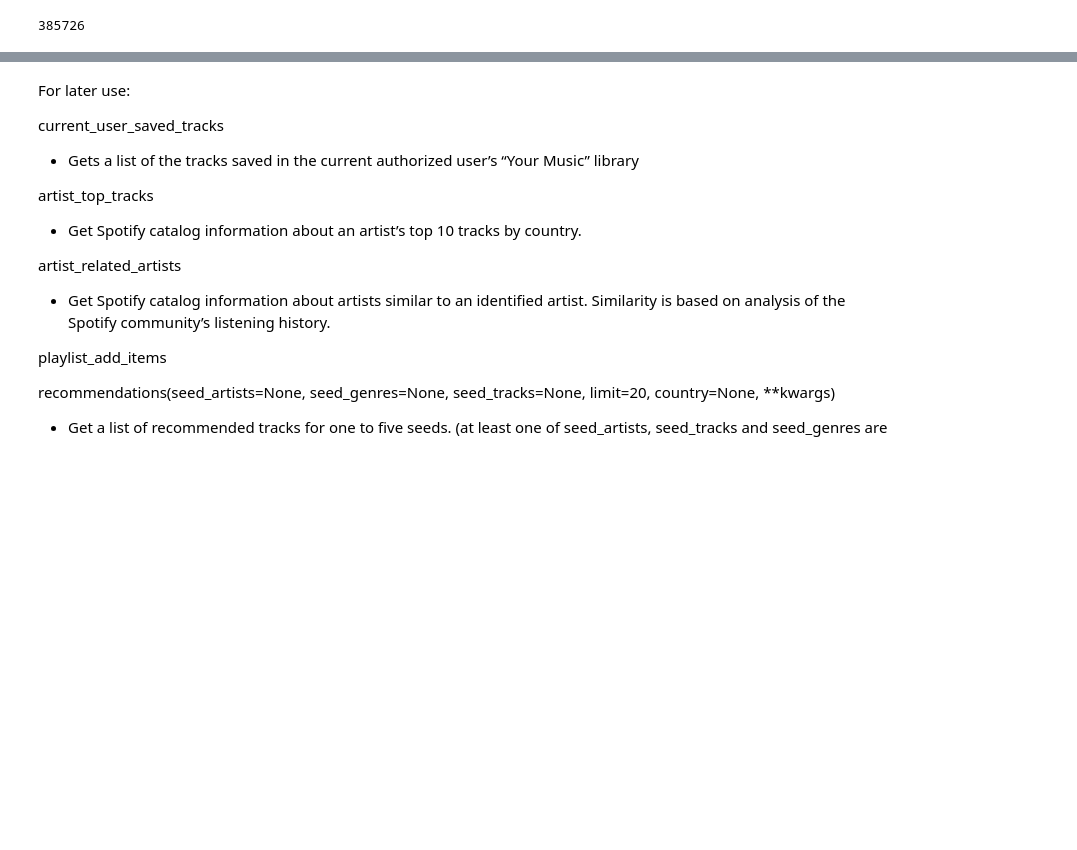
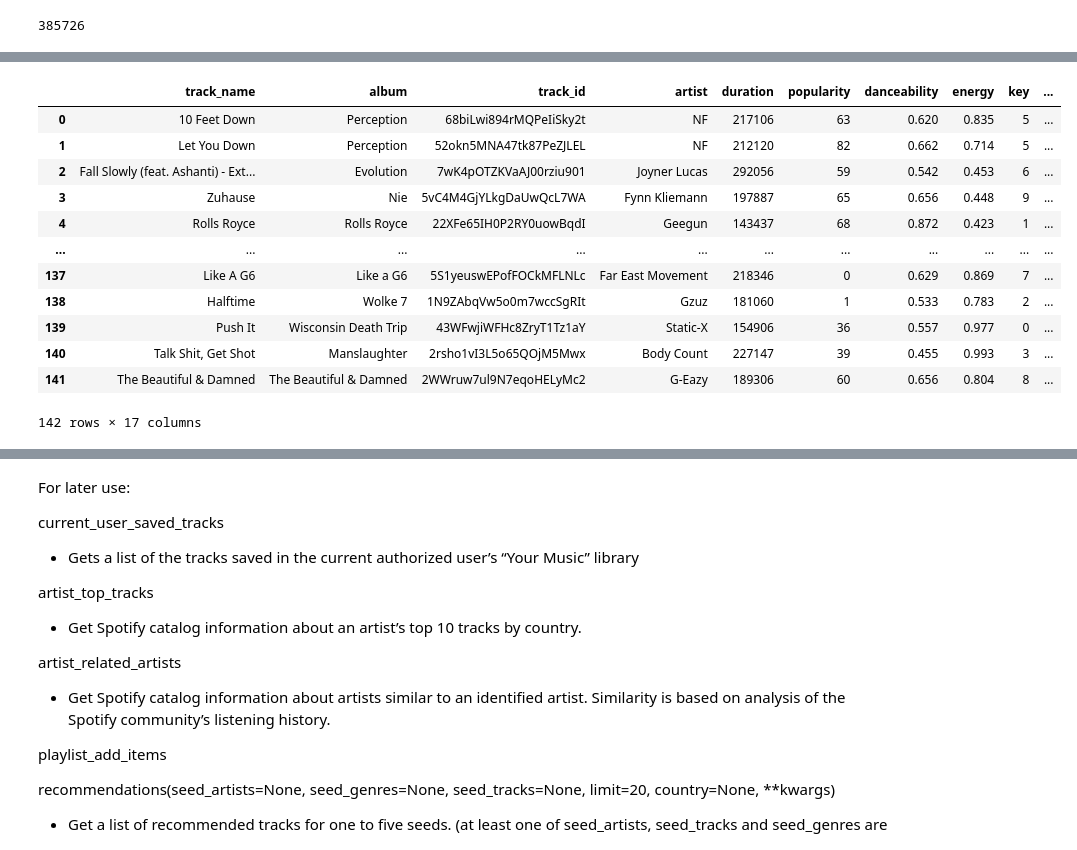
Before and after one commit to MerlinSchaefer/spotify_app, a Jupyter notebook: Test playlist gathering and spotipy recommendation function.ipynb, the cells around one changed output, grey strips where cells are left out. Drawn from its saved outputs; the diff is of its cells as text; code cells hidden in the pictures; blank space fills up the shorter version.

```diff
--- a/Test playlist gathering and spotipy recommendation function.ipynb
+++ b/Test playlist gathering and spotipy recommendation function.ipynb
@@ -40,11 +40,15 @@ if token:
 else:
     print("Can't get token for", username1)
 # %%
+##queries
 #user top tracks
-#current_user_top_tracks tried before
+top_tracks_short = sp.current_user_top_tracks(limit = 50,offset=0,time_range='short_term')
+top_tracks_med = sp.current_user_top_tracks(limit = 50,offset=0,time_range='medium_term')
+top_tracks_long = sp.current_user_top_tracks(limit = 50,offset=0,time_range='long_term')
 #user top artists
-top_artist_long = sp.current_user_top_artists(limit = 50, time_range = "long_term")
-top_artist_short = sp.current_user_top_artists(limit = 50, time_range = "short_term")
+top_artists_long = sp.current_user_top_artists(limit = 50, time_range = "long_term")
+top_artists_med = sp.current_user_top_artists(limit = 50, time_range = "medium_term")
+top_artists_short = sp.current_user_top_artists(limit = 50, time_range = "short_term")
 #user recent tracks
 #still in BETA phase no spotipy function (workaround??)
 
@@ -156,0 +167,21 @@ saved_tracks_df = create_df_saved_songs(user_saved_tracks)
+# %%
+#combine the top_tracks
+top_tracks_short_df = append_audio_features(create_df_top_songs(top_tracks_short),sp)
+top_tracks_med_df = append_audio_features(create_df_top_songs(top_tracks_med),sp)
+top_tracks_long_df = append_audio_features(create_df_top_songs(top_tracks_long),sp)
+top_tracks_df = pd.concat([top_tracks_short_df,top_tracks_med_df,top_tracks_long_df]).drop_duplicates().reset_index(drop = True)
+top_tracks_df
+# %% [output]
+|  | track_name | album | track_id | artist | duration | popularity | danceability | energy | key | ... |
+| 0 | 10 Feet Down | Perception | 68biLwi894rMQPeIiSky2t | NF | 217106 | 63 | 0.620 | 0.835 | 5 | ... |
+| 1 | Let You Down | Perception | 52okn5MNA47tk87PeZJLEL | NF | 212120 | 82 | 0.662 | 0.714 | 5 | ... |
+| 2 | Fall Slowly (feat. Ashanti) - Ext... | Evolution | 7wK4pOTZKVaAJ00rziu901 | Joyner Lucas | 292056 | 59 | 0.542 | 0.453 | 6 | ... |
+| 3 | Zuhause | Nie | 5vC4M4GjYLkgDaUwQcL7WA | Fynn Kliemann | 197887 | 65 | 0.656 | 0.448 | 9 | ... |
+| 4 | Rolls Royce | Rolls Royce | 22XFe65IH0P2RY0uowBqdI | Geegun | 143437 | 68 | 0.872 | 0.423 | 1 | ... |
+| ... | ... | ... | ... | ... | ... | ... | ... | ... | ... | ... |
+| 137 | Like A G6 | Like a G6 | 5S1yeuswEPofFOCkMFLNLc | Far East Movement | 218346 | 0 | 0.629 | 0.869 | 7 | ... |
+| 138 | Halftime | Wolke 7 | 1N9ZAbqVw5o0m7wccSgRIt | Gzuz | 181060 | 1 | 0.533 | 0.783 | 2 | ... |
+| 139 | Push It | Wisconsin Death Trip | 43WFwjiWFHc8ZryT1Tz1aY | Static-X | 154906 | 36 | 0.557 | 0.977 | 0 | ... |
+| 140 | Talk Shit, Get Shot | Manslaughter | 2rsho1vI3L5o65QOjM5Mwx | Body Count | 227147 | 39 | 0.455 | 0.993 | 3 | ... |
+| 141 | The Beautiful & Damned | The Beautiful & Damned | 2WWruw7ul9N7eqoHELyMc2 | G-Eazy | 189306 | 60 | 0.656 | 0.804 | 8 | ... |
+142 rows × 17 columns
```
Also changed, not shown: parts of 14 cells of this notebook, 1 other file.
